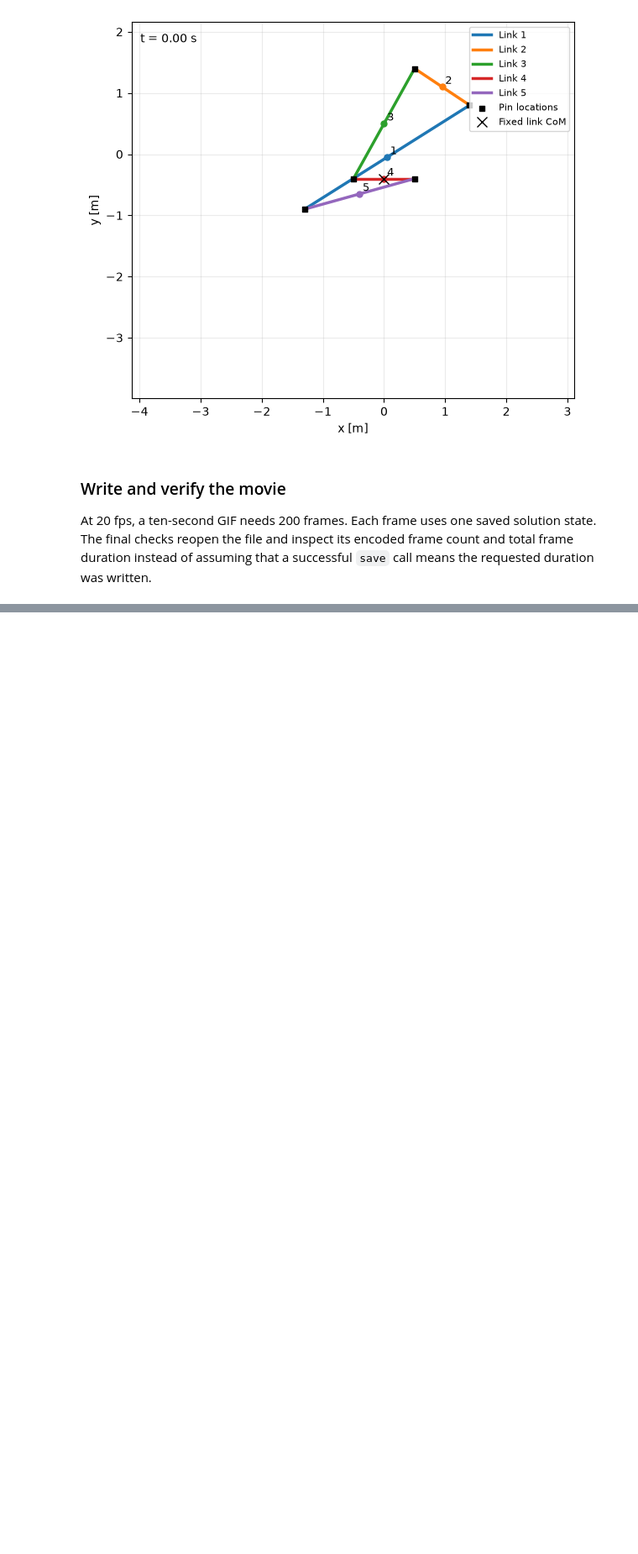
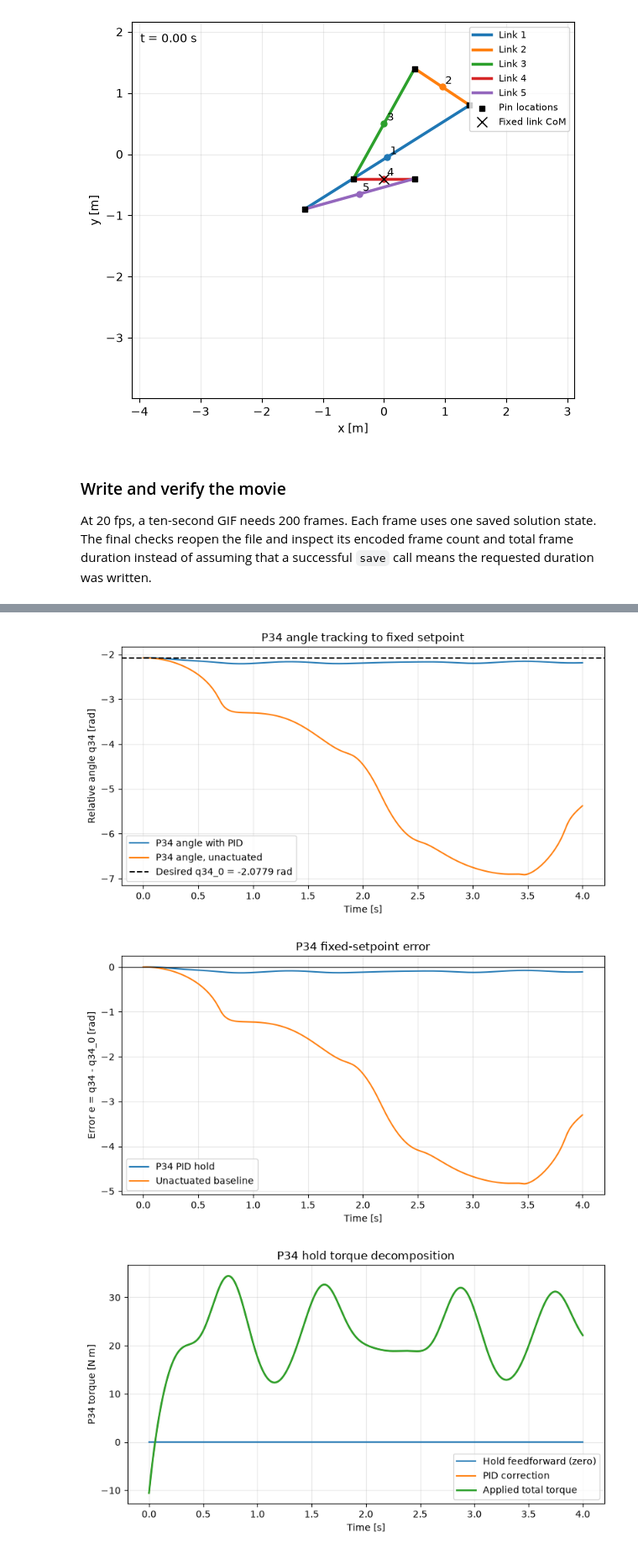
Before and after one commit to mouradism/constrained-five-link-dynamics, a Jupyter notebook: constrained_five_link_dynamics.ipynb, the cells around one changed output, grey strips where cells are left out. Shown at 84% size. Drawn from its saved outputs; the diff is of its cells as text; code cells hidden in the pictures; blank space fills up the shorter version.

```diff
--- a/constrained_five_link_dynamics.ipynb
+++ b/constrained_five_link_dynamics.ipynb
@@ -899,0 +1959,63 @@ Duration: 10.00 s | Frames: 200 | FPS: 20 | Size: 1,246,124 bytes
+# %%
+pid_relative_angle_history_rad = (
+    relative_angle_jacobian_P34 @ pid_response_q
+).reshape(-1)
+baseline_relative_angle_history_at_pid_times_rad = np.interp(
+    pid_response_solution.t,
+    solution.t,
+    baseline_relative_angle,
+)
+
+plt.figure(figsize=(8, 4.5))
+plt.plot(
+    pid_response_solution.t,
+    pid_relative_angle_history_rad,
+    label='P34 angle with PID',
+)
+plt.plot(
+    pid_response_solution.t,
+    baseline_relative_angle_history_at_pid_times_rad,
+    label='P34 angle, unactuated',
+)
+
+plt.axhline(
+    q34_0,
+    color='black',
+    linestyle='--',
+    label=f'Desired q34_0 = {q34_0:.4f} rad',
+)
+plt.xlabel('Time [s]')
+plt.ylabel('Relative angle q34 [rad]')
+plt.title('P34 angle tracking to fixed setpoint')
+plt.grid(True, alpha=0.3)
+plt.legend()
+plt.tight_layout()
+plt.show()
+
+plt.figure(figsize=(8, 4.5))
+plt.plot(pid_response_solution.t, pid_relative_angle_error_rad, label='P34 PID hold')
+plt.plot(pid_response_solution.t, baseline_relative_angle_error_rad, label='Unactuated baseline')
+plt.axhline(0.0, color='black', linewidth=0.8)
+plt.xlabel('Time [s]')
+plt.ylabel('Error e = q34 - q34_0 [rad]')
+plt.title('P34 fixed-setpoint error')
+plt.grid(True, alpha=0.3)
+plt.legend()
+plt.tight_layout()
+plt.show()
+
+plt.figure(figsize=(8, 4.5))
+plt.plot(pid_response_solution.t, pid_feedforward_torque_N_m, label='Hold feedforward (zero)')
+plt.plot(pid_response_solution.t, pid_correction_torque_N_m, label='PID correction')
+plt.plot(pid_response_solution.t, pid_torque_history_N_m, label='Applied total torque', linewidth=2)
+plt.xlabel('Time [s]')
+plt.ylabel('P34 torque [N m]')
+plt.title('P34 hold torque decomposition')
+plt.grid(True, alpha=0.3)
+plt.legend()
+plt.tight_layout()
+plt.show()
+# %% [output]
+[figure, added]
+[figure, added]
+[figure, added]
```
Also changed, not shown: parts of 36 cells of this notebook, 38 other files.
